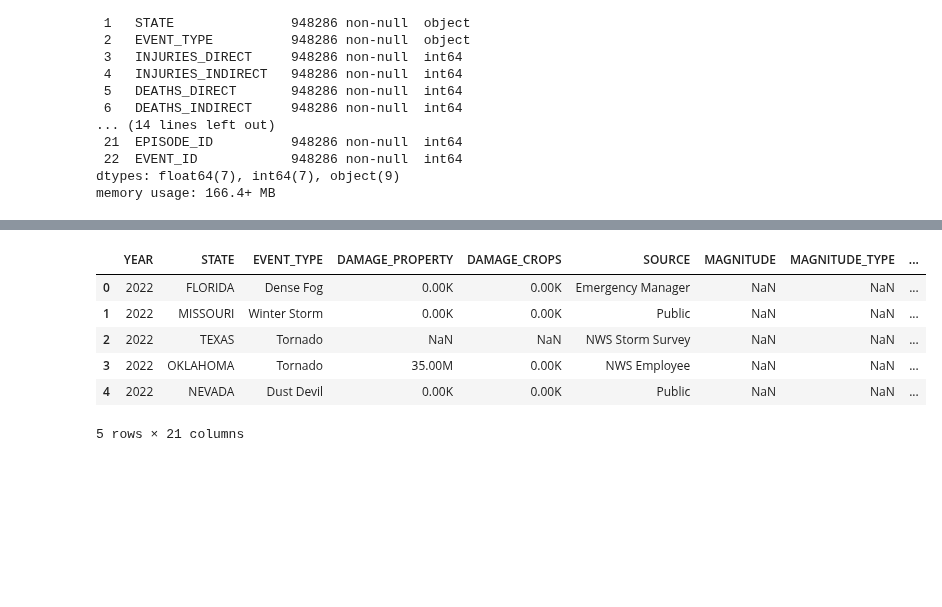
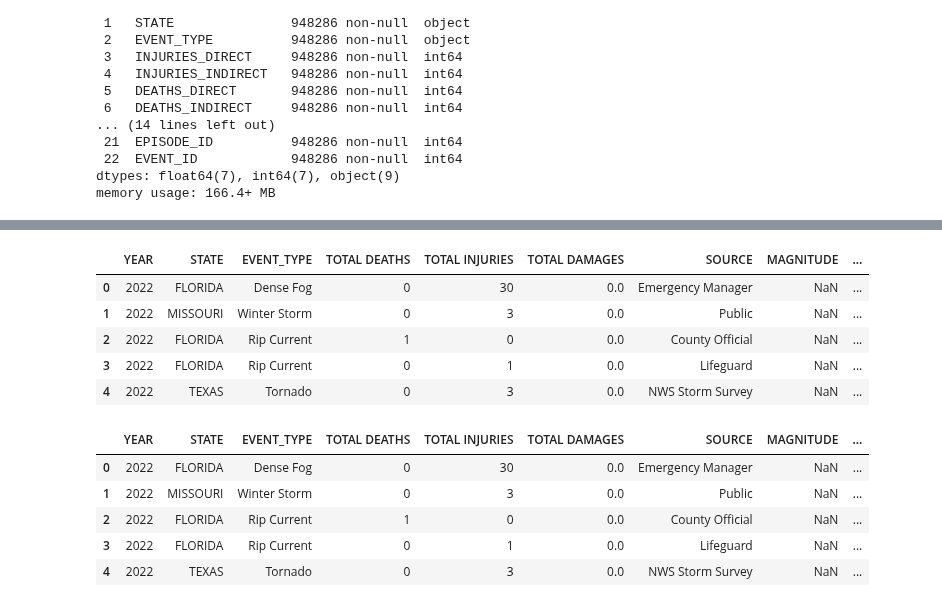
Before and after one commit to elizabethmorgan26/team1, a Jupyter notebook: mergestorm.ipynb, the cells around one changed output, grey strips where cells are left out. Cells and saved outputs as stored; diff of their text form; code cells hidden in the pictures; blank space fills up the shorter version.

```diff
--- a/mergestorm.ipynb
+++ b/mergestorm.ipynb
@@ -127,9 +135,9 @@ memory usage: 7.2+ MB
 # Add new columns that combine direct and indirect deaths; direct and indirect injuries; and property damage and crop damage
 clean_mergestorm_df["TOTAL DEATHS"] = clean_mergestorm_df["DEATHS_DIRECT"] + clean_mergestorm_df["DEATHS_INDIRECT"]
 clean_mergestorm_df["TOTAL INJURIES"] = clean_mergestorm_df["INJURIES_DIRECT"] + clean_mergestorm_df["INJURIES_INDIRECT"]
-# clean_mergestorm_df["TOTAL DAMAGES"] = clean_mergestorm_df["DAMAGE_PROPERTY"] + clean_mergestorm_df["DAMAGE_CROPS"]
+clean_mergestorm_df["TOTAL DAMAGES"] = clean_mergestorm_df["DAMAGE_PROPERTY"] + clean_mergestorm_df["DAMAGE_CROPS"]
 
-clean_mergestorm_df.tail()
+clean_mergestorm_df.head()
 # %% [output]
 A value is trying to be set on a copy of a slice from a DataFrame.
 Try using .loc[row_indexer,col_indexer] = value instead
@@ -151,4 +180,6 @@ See the caveats in the documentation: https://pandas.pydata.org/pandas-docs/stab
 # %%
-drop_merged_df = clean_mergestorm_df.drop(columns=["INJURIES_DIRECT", "INJURIES_INDIRECT","DEATHS_DIRECT", "DEATHS_INDIRECT"])
+#dropping the columns that were combined
+drop_merged_df = clean_mergestorm_df.drop(columns=["INJURIES_DIRECT", "INJURIES_INDIRECT",
+                                                   "DEATHS_DIRECT", "DEATHS_INDIRECT","DAMAGE_PROPERTY", "DAMAGE_CROPS"])
 drop_merged_df.head()
 # %% [output]
@@ -162,9 +192,7 @@ drop_merged_df.head()
 # %%
 # Narrow down events that have had at least one death and/or at least one injury
-narrow_df = drop_merged_df.loc[(drop_merged_df["TOTAL DEATHS"] > 1) | (drop_merged_df["TOTAL INJURIES"] > 1)]
-
-# reset the index
-narrow_df.reset_index(drop=True, inplace=True)
+narrow_df = drop_merged_df.loc[(drop_merged_df["TOTAL DEATHS"] > 0)|
+(drop_merged_df["TOTAL INJURIES"] > 0)]
 
 # Display sample data
 narrow_df.head()
@@ -179,2 +206,23 @@ narrow_df.head()
+# %%
+#reordering the placement of the columns
+clean_df= narrow_df[["YEAR", "STATE", "EVENT_TYPE",
+                              "TOTAL DEATHS", "TOTAL INJURIES",
+                              "TOTAL DAMAGES",
+                              "SOURCE", "MAGNITUDE", "MAGNITUDE_TYPE",
+                              "TOR_F_SCALE", "TOR_LENGTH", "TOR_WIDTH",
+                              "TOR_OTHER_CZ_STATE", "BEGIN_LOCATION",
+                              "BEGIN_LAT", "BEGIN_LON", "END_LAT", "END_LON",
+                              "EPISODE_ID", "EVENT_ID",]]
+# reset the index
+clean_df.reset_index(drop=True, inplace=True)
+
+clean_df.head()
+# %% [output]
+|  | YEAR | STATE | EVENT_TYPE | TOTAL DEATHS | TOTAL INJURIES | TOTAL DAMAGES | SOURCE | MAGNITUDE | ... |
+| 0 | 2022 | FLORIDA | Dense Fog | 0 | 30 | 0.0 | Emergency Manager | NaN | ... |
+| 1 | 2022 | MISSOURI | Winter Storm | 0 | 3 | 0.0 | Public | NaN | ... |
+| 2 | 2022 | FLORIDA | Rip Current | 1 | 0 | 0.0 | County Official | NaN | ... |
+| 3 | 2022 | FLORIDA | Rip Current | 0 | 1 | 0.0 | Lifeguard | NaN | ... |
+| 4 | 2022 | TEXAS | Tornado | 0 | 3 | 0.0 | NWS Storm Survey | NaN | ... |
 # %%
 # Export the narrowed data into a csv
@@ -182,14 +230,12 @@ narrow_df.to_csv("narrow_df.csv")
 # %%
 # Read saved data
-pd.read_csv("narrow_df.csv")
+pd.read_csv("clean_df.csv")
 
-# Display sample data
-narrow_df.head()
+clean_df.head()
 # %% [output]
-|  | YEAR | STATE | EVENT_TYPE | DAMAGE_PROPERTY | DAMAGE_CROPS | SOURCE | MAGNITUDE | MAGNITUDE_TYPE | ... |
-| 0 | 2022 | FLORIDA | Dense Fog | 0.00K | 0.00K | Emergency Manager | NaN | NaN | ... |
-| 1 | 2022 | MISSOURI | Winter Storm | 0.00K | 0.00K | Public | NaN | NaN | ... |
-| 2 | 2022 | TEXAS | Tornado | NaN | NaN | NWS Storm Survey | NaN | NaN | ... |
-| 3 | 2022 | OKLAHOMA | Tornado | 35.00M | 0.00K | NWS Employee | NaN | NaN | ... |
-| 4 | 2022 | NEVADA | Dust Devil | 0.00K | 0.00K | Public | NaN | NaN | ... |
+|  | YEAR | STATE | EVENT_TYPE | TOTAL DEATHS | TOTAL INJURIES | TOTAL DAMAGES | SOURCE | MAGNITUDE | ... |
+| 0 | 2022 | FLORIDA | Dense Fog | 0 | 30 | 0.0 | Emergency Manager | NaN | ... |
+| 1 | 2022 | MISSOURI | Winter Storm | 0 | 3 | 0.0 | Public | NaN | ... |
+| 2 | 2022 | FLORIDA | Rip Current | 1 | 0 | 0.0 | County Official | NaN | ... |
+| 3 | 2022 | FLORIDA | Rip Current | 0 | 1 | 0.0 | Lifeguard | NaN | ... |
+| 4 | 2022 | TEXAS | Tornado | 0 | 3 | 0.0 | NWS Storm Survey | NaN | ... |
-5 rows × 21 columns
```
Also changed, not shown: parts of 38 cells of this notebook.
